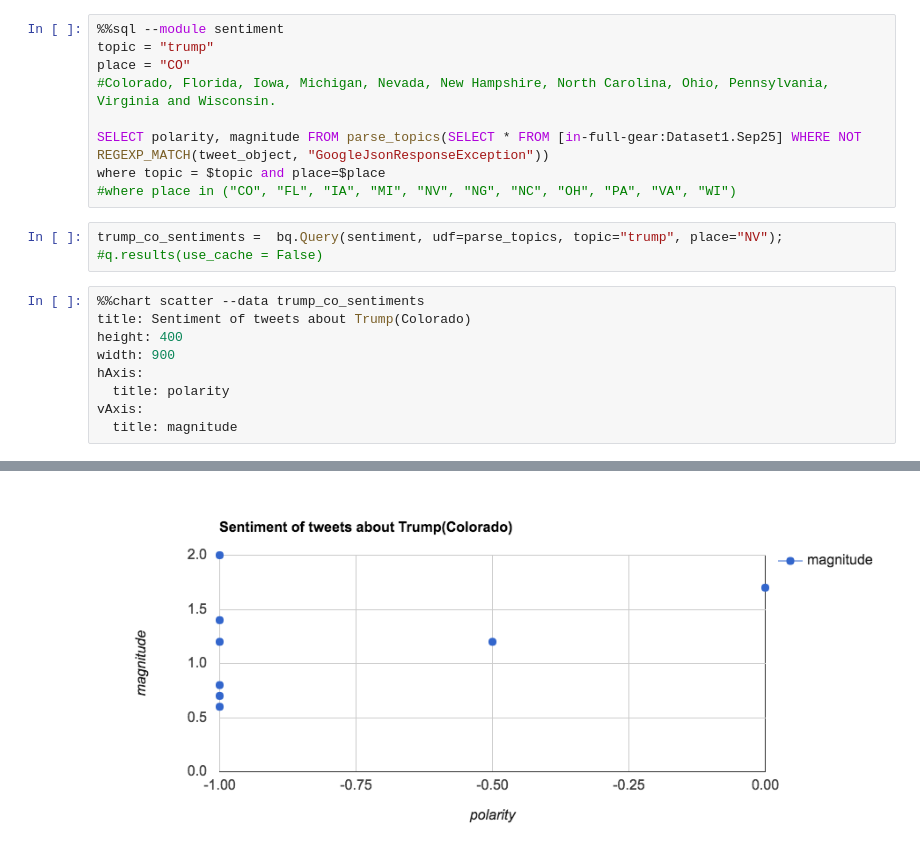
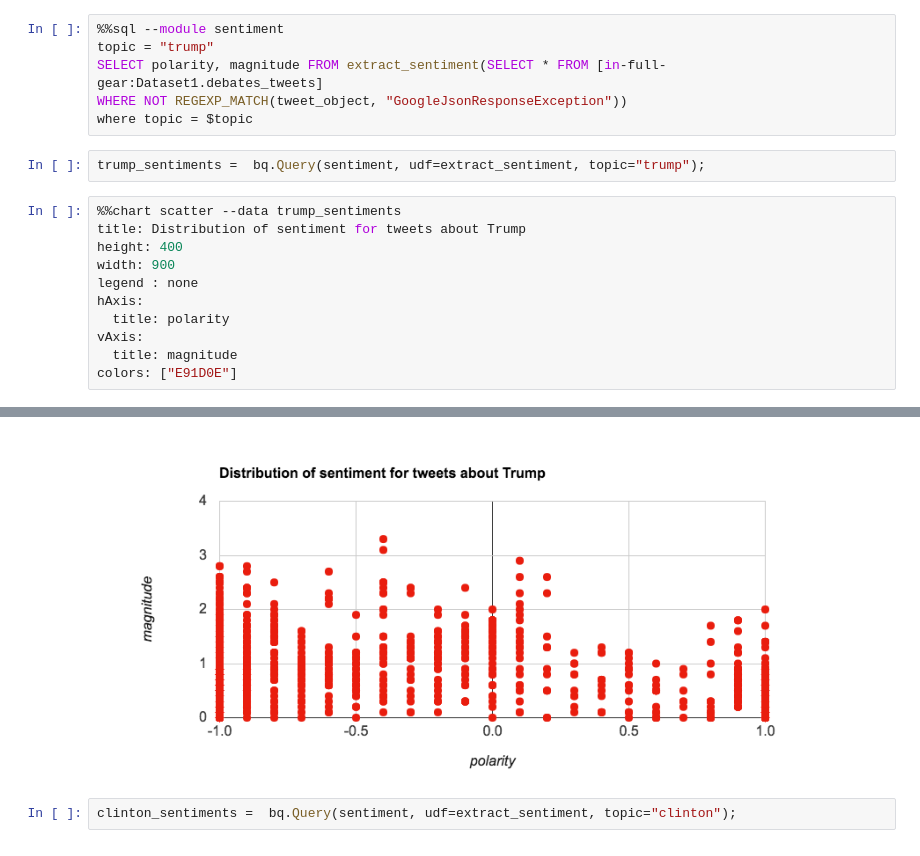
Before and after one commit to sAbakumoff/InFullGear, a Jupyter notebook: data_analysis.ipynb, the cells around one changed output, grey strips where cells are left out. Saved outputs shown, nothing was run; the diff lists cells and outputs as text.

```diff
--- a/data_analysis.ipynb
+++ b/data_analysis.ipynb
@@ -92,24 +145,24 @@ function(r, emitFn) {
 # %%
 %%sql --module sentiment
 topic = "trump"
-place = "CO"
-#Colorado, Florida, Iowa, Michigan, Nevada, New Hampshire, North Carolina, Ohio, Pennsylvania, Virginia and Wisconsin.
-
-SELECT polarity, magnitude FROM parse_topics(SELECT * FROM [in-full-gear:Dataset1.Sep25] WHERE NOT REGEXP_MATCH(tweet_object, "GoogleJsonResponseException"))
-where topic = $topic and place=$place
-#where place in ("CO", "FL", "IA", "MI", "NV", "NG", "NC", "OH", "PA", "VA", "WI")
+SELECT polarity, magnitude FROM extract_sentiment(SELECT * FROM [in-full-gear:Dataset1.debates_tweets]
+WHERE NOT REGEXP_MATCH(tweet_object, "GoogleJsonResponseException"))
+where topic = $topic
 # %%
-trump_co_sentiments =  bq.Query(sentiment, udf=parse_topics, topic="trump", place="NV");
-#q.results(use_cache = False)
+trump_sentiments =  bq.Query(sentiment, udf=extract_sentiment, topic="trump");
 # %%
-%%chart scatter --data trump_co_sentiments
-title: Sentiment of tweets about Trump(Colorado)
+%%chart scatter --data trump_sentiments
+title: Distribution of sentiment for tweets about Trump
 height: 400
 width: 900
+legend : none
 hAxis:
   title: polarity
 vAxis:
   title: magnitude
+colors: ["E91D0E"]
 # %% [output]
 [interactive output not drawn]
-[figure, old version]
+[figure, new version]
+# %%
+clinton_sentiments =  bq.Query(sentiment, udf=extract_sentiment, topic="clinton");
```
Also changed, not shown: parts of 13 cells of this notebook, 4 other files.
